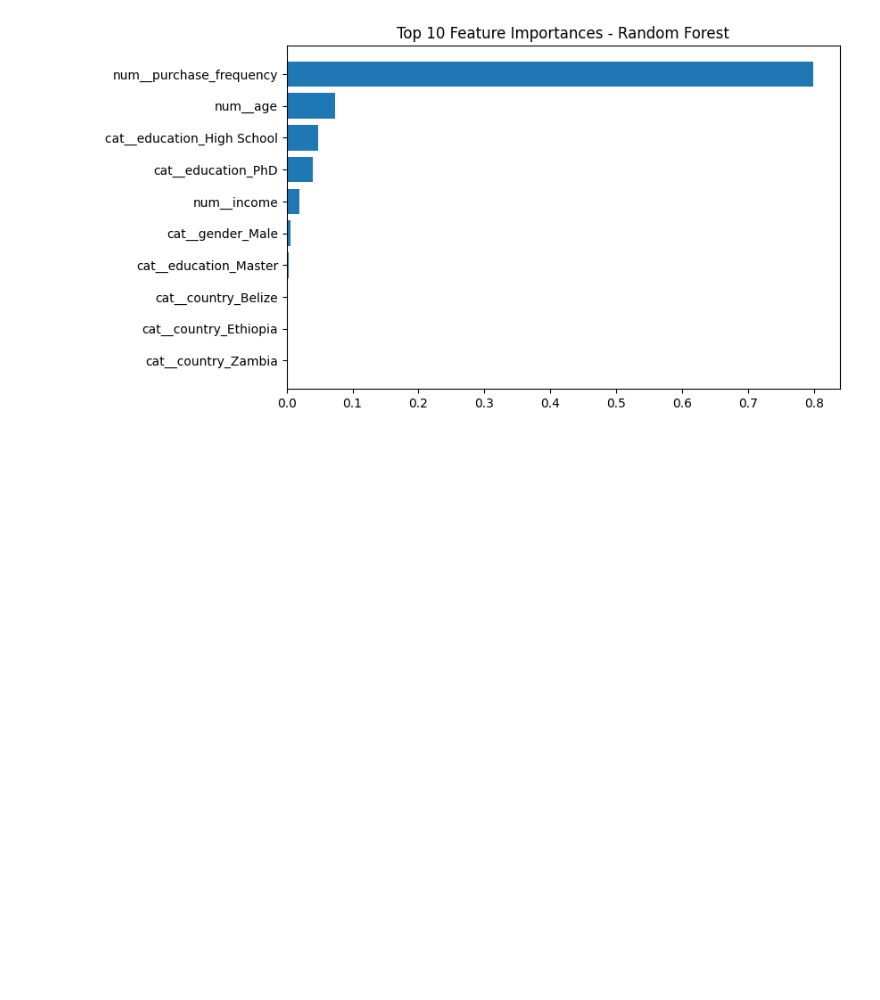
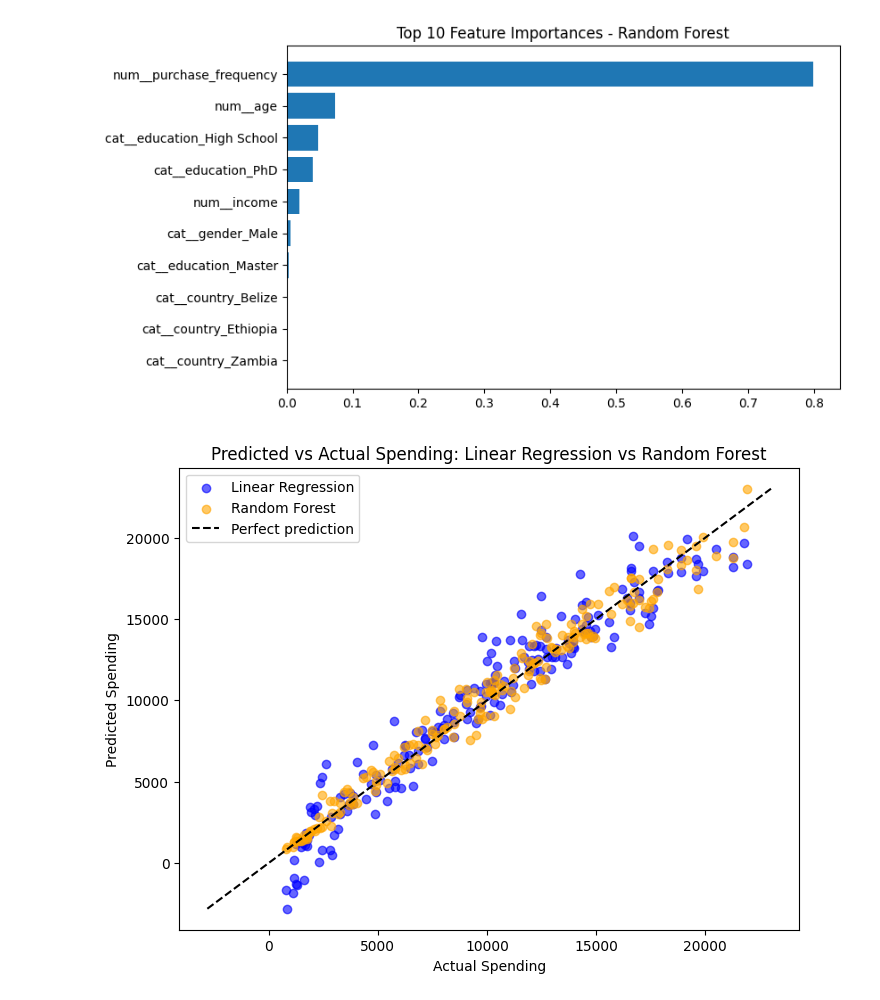
Before and after one commit to Rashmika-Bandara/Predicting-Customer-Spending-from-Demographics-and-Purchase-Frequency, a Jupyter notebook: EE7209_Customer_Spending_Regression.ipynb, the cells around one changed output. Saved outputs shown, nothing was run; the diff lists cells and outputs as text; code cells hidden in the pictures; blank space fills up the shorter version.

```diff
--- a/EE7209_Customer_Spending_Regression.ipynb
+++ b/EE7209_Customer_Spending_Regression.ipynb
@@ -483,3 +512,18 @@ plt.title("Top 10 Feature Importances - Random Forest")
 plt.show()
 # %% [output]
 [figure]
+# %%
+# Predicted vs Actual plots for Linear Regression and Random Forest
+plt.figure(figsize=(8,6))
+plt.scatter(y_test, y_pred_lr, alpha=0.6, label='Linear Regression', color='blue')
+plt.scatter(y_test, y_pred_rf, alpha=0.6, label='Random Forest', color='orange')
+max_val = max(y_test.max(), y_pred_lr.max(), y_pred_rf.max())
+min_val = min(y_test.min(), y_pred_lr.min(), y_pred_rf.min())
+plt.plot([min_val, max_val], [min_val, max_val], 'k--', label='Perfect prediction')
+plt.xlabel('Actual Spending')
+plt.ylabel('Predicted Spending')
+plt.title('Predicted vs Actual Spending: Linear Regression vs Random Forest')
+plt.legend()
+plt.show()
+# %% [output]
+[figure, added]
```
Also changed, not shown: parts of 42 cells of this notebook.
